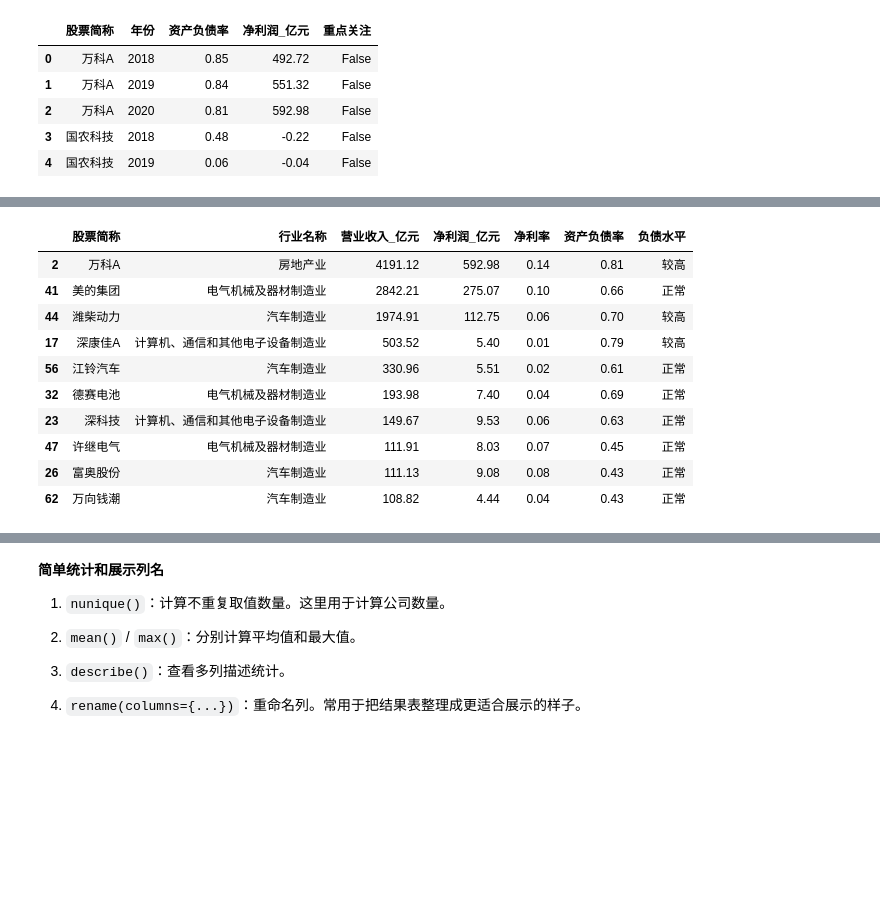
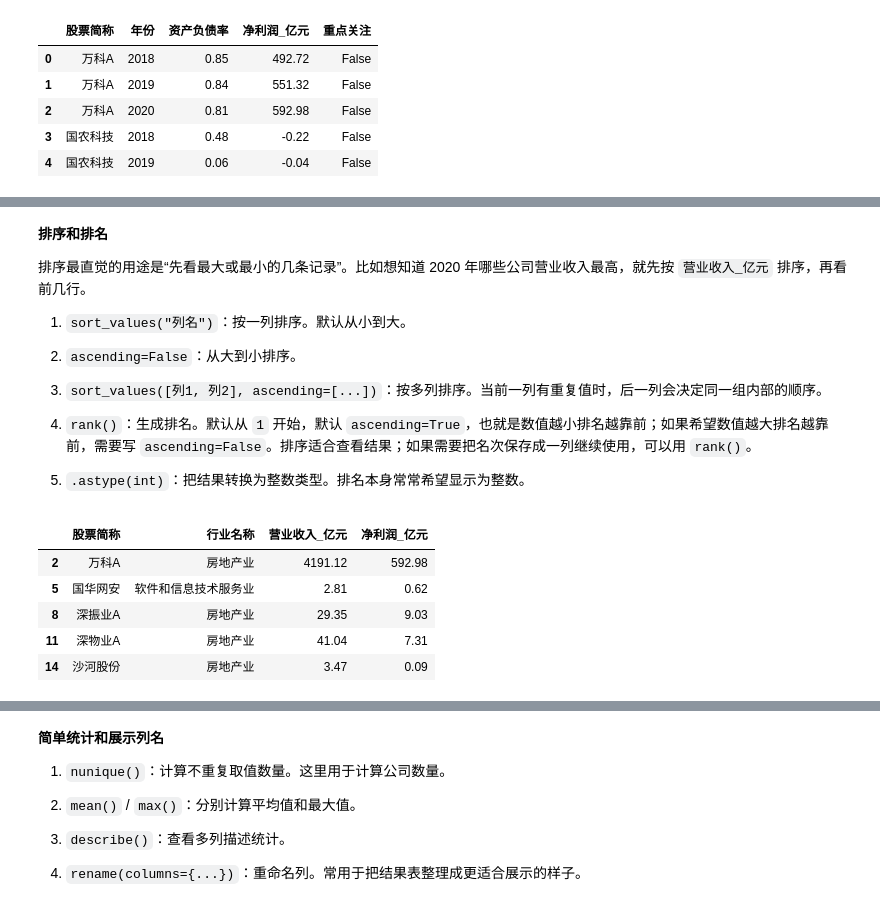
Before and after one commit to itsaquestion/py4ss_v4, a Jupyter notebook: book_parts/data_processing/11-pandas.ipynb, the cells around one changed output, grey strips where cells are left out. Cells and saved outputs as stored; diff of their text form; code cells hidden in the pictures; blank space fills up the shorter version.

```diff
--- a/book_parts/data_processing/11-pandas.ipynb
+++ b/book_parts/data_processing/11-pandas.ipynb
@@ -511,22 +677,25 @@ annual[["股票简称", "年份", "资产负债率", "净利润_亿元", "重点
+# %% [markdown]
+**排序和排名**
+
+排序最直觉的用途是“先看最大或最小的几条记录”。比如想知道 2020 年哪些公司营业收入最高，就先按 `营业收入_亿元` 排序，再看前几行。
+
+1. `sort_values("列名")`：按一列排序。默认从小到大。
+
+2. `ascending=False`：从大到小排序。
+
+3. `sort_values([列1, 列2], ascending=[...])`：按多列排序。当前一列有重复值时，后一列会决定同一组内部的顺序。
+
+4. `rank()`：生成排名。默认从 `1` 开始，默认 `ascending=True`，也就是数值越小排名越靠前；如果希望数值越大排名越靠前，需要写 `ascending=False`。排序适合查看结果；如果需要把名次保存成一列继续使用，可以用 `rank()`。
+
+5. `.astype(int)`：把结果转换为整数类型。排名本身常常希望显示为整数。
 # %%
-# 得到 2020 年公司经营表现排名表。
-annual_2020_rank = (
-    annual.loc[annual["年份"] == 2020].copy()  # 筛选 2020 年并复制
-    .sort_values(["营业收入_亿元", "净利率"], ascending=[False, False])  # 按收入和净利率降序
-)
-
-annual_2020_rank[[
-    "股票简称", "行业名称", "营业收入_亿元", "净利润_亿元", "净利率", "资产负债率", "负债水平"
-]].head(10)  # 查看排名靠前的公司
+# 先取出 2020 年样本，后面都围绕这一年排序。
+annual_2020 = annual.loc[annual["年份"] == 2020].copy()  # 筛选 2020 年并复制
+annual_2020[["股票简称", "行业名称", "营业收入_亿元", "净利润_亿元"]].head()  # 先看原始顺序
 # %% [output]
-|  | 股票简称 | 行业名称 | 营业收入_亿元 | 净利润_亿元 | 净利率 | 资产负债率 | 负债水平 |
-| 2 | 万科A | 房地产业 | 4191.12 | 592.98 | 0.14 | 0.81 | 较高 |
-| 41 | 美的集团 | 电气机械及器材制造业 | 2842.21 | 275.07 | 0.10 | 0.66 | 正常 |
-| 44 | 潍柴动力 | 汽车制造业 | 1974.91 | 112.75 | 0.06 | 0.70 | 较高 |
-| 17 | 深康佳A | 计算机、通信和其他电子设备制造业 | 503.52 | 5.40 | 0.01 | 0.79 | 较高 |
-| 56 | 江铃汽车 | 汽车制造业 | 330.96 | 5.51 | 0.02 | 0.61 | 正常 |
-| 32 | 德赛电池 | 电气机械及器材制造业 | 193.98 | 7.40 | 0.04 | 0.69 | 正常 |
-| 23 | 深科技 | 计算机、通信和其他电子设备制造业 | 149.67 | 9.53 | 0.06 | 0.63 | 正常 |
-| 47 | 许继电气 | 电气机械及器材制造业 | 111.91 | 8.03 | 0.07 | 0.45 | 正常 |
-| 26 | 富奥股份 | 汽车制造业 | 111.13 | 9.08 | 0.08 | 0.43 | 正常 |
-| 62 | 万向钱潮 | 汽车制造业 | 108.82 | 4.44 | 0.04 | 0.43 | 正常 |
+|  | 股票简称 | 行业名称 | 营业收入_亿元 | 净利润_亿元 |
+| 2 | 万科A | 房地产业 | 4191.12 | 592.98 |
+| 5 | 国华网安 | 软件和信息技术服务业 | 2.81 | 0.62 |
+| 8 | 深振业A | 房地产业 | 29.35 | 9.03 |
+| 11 | 深物业A | 房地产业 | 41.04 | 7.31 |
+| 14 | 沙河股份 | 房地产业 | 3.47 | 0.09 |
```
Also changed, not shown: parts of 169 cells of this notebook, 3 other files.
